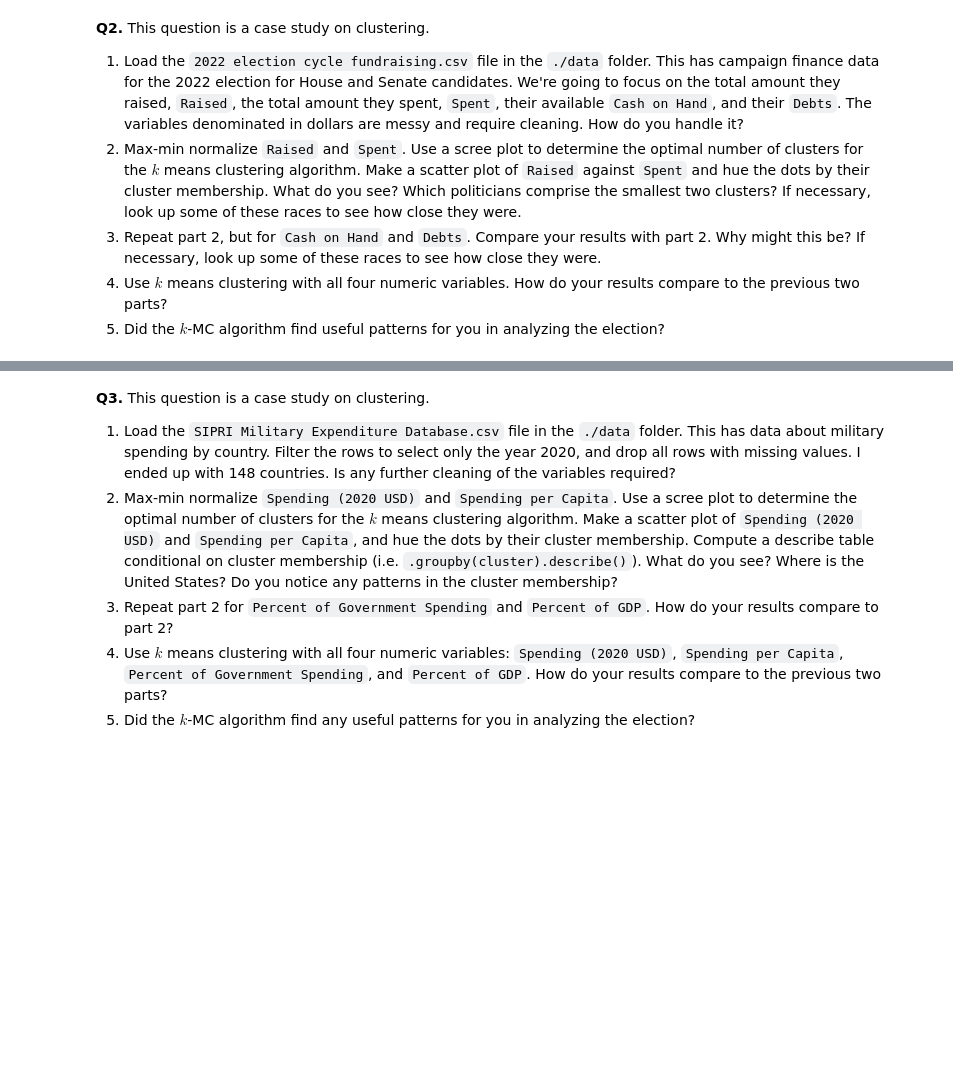
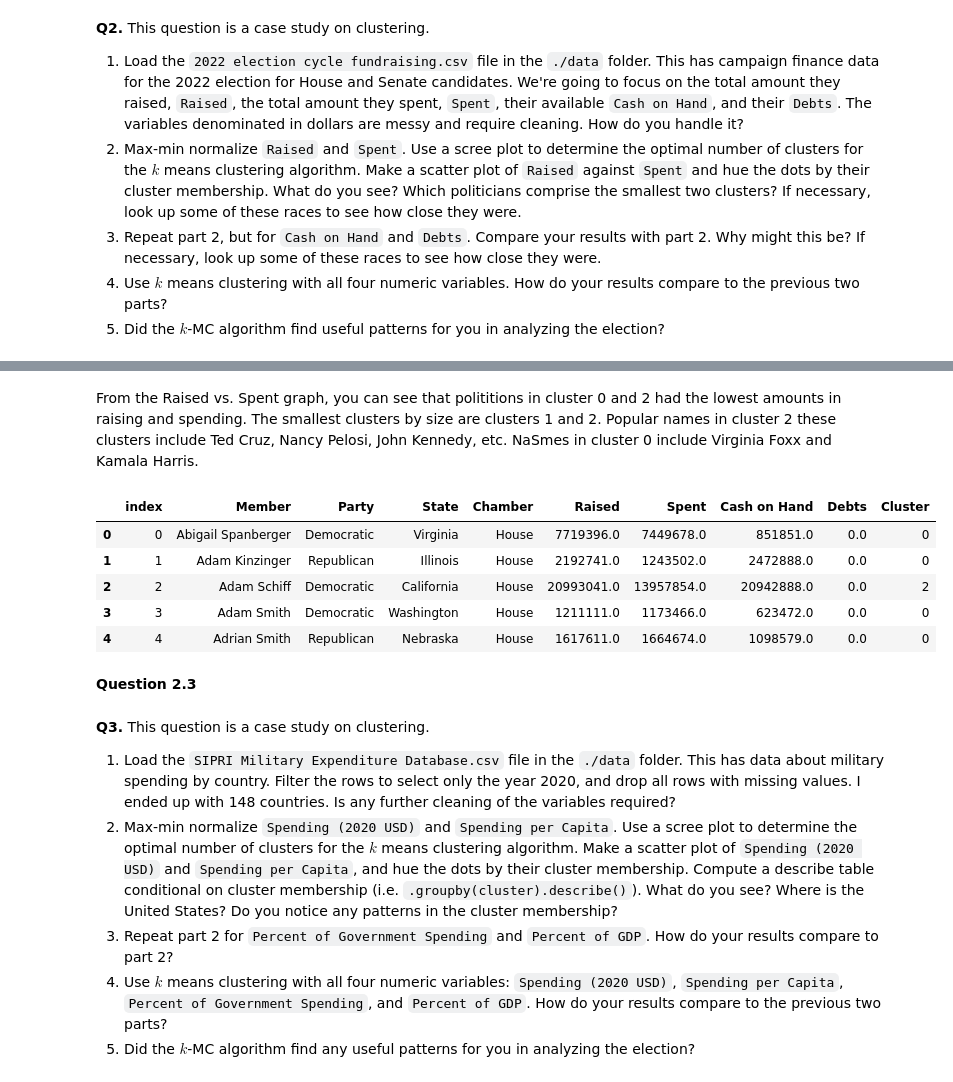
Before and after one commit to kguzman24/clustering, a Jupyter notebook: assignment/assignment_clustering.ipynb, the cells around one changed output, grey strips where cells are left out. Drawn from its saved outputs; the diff is of its cells as text; code cells hidden in the pictures; blank space fills up the shorter version.

Commit message:
finished question 2.2

```diff
--- a/assignment/assignment_clustering.ipynb
+++ b/assignment/assignment_clustering.ipynb
@@ -145,3 +287,16 @@ The elbow shows the optimal number of clusters where adding more clusters no ong
+# %% [markdown]
+From the Raised vs. Spent graph, you can see that polititions in cluster 0 and 2 had the lowest amounts in raising and spending. The smallest clusters by size are clusters 1 and 2. Popular names in cluster 2 these clusters include Ted Cruz, Nancy Pelosi, John Kennedy, etc. NaSmes in cluster 0 include Virginia Foxx and Kamala Harris.
+# %%
+clean_election.head()
+# %% [output]
+|  | index | Member | Party | State | Chamber | Raised | Spent | Cash on Hand | Debts | Cluster |
+| 0 | 0 | Abigail Spanberger | Democratic | Virginia | House | 7719396.0 | 7449678.0 | 851851.0 | 0.0 | 0 |
+| 1 | 1 | Adam Kinzinger | Republican | Illinois | House | 2192741.0 | 1243502.0 | 2472888.0 | 0.0 | 0 |
+| 2 | 2 | Adam Schiff | Democratic | California | House | 20993041.0 | 13957854.0 | 20942888.0 | 0.0 | 2 |
+| 3 | 3 | Adam Smith | Democratic | Washington | House | 1211111.0 | 1173466.0 | 623472.0 | 0.0 | 0 |
+| 4 | 4 | Adrian Smith | Republican | Nebraska | House | 1617611.0 | 1664674.0 | 1098579.0 | 0.0 | 0 |
+# %% [markdown]
+**Question 2.3**
 # %% [markdown]
 **Q3.** This question is a case study on clustering.
 
```
Also changed, not shown: parts of 12 cells of this notebook.
